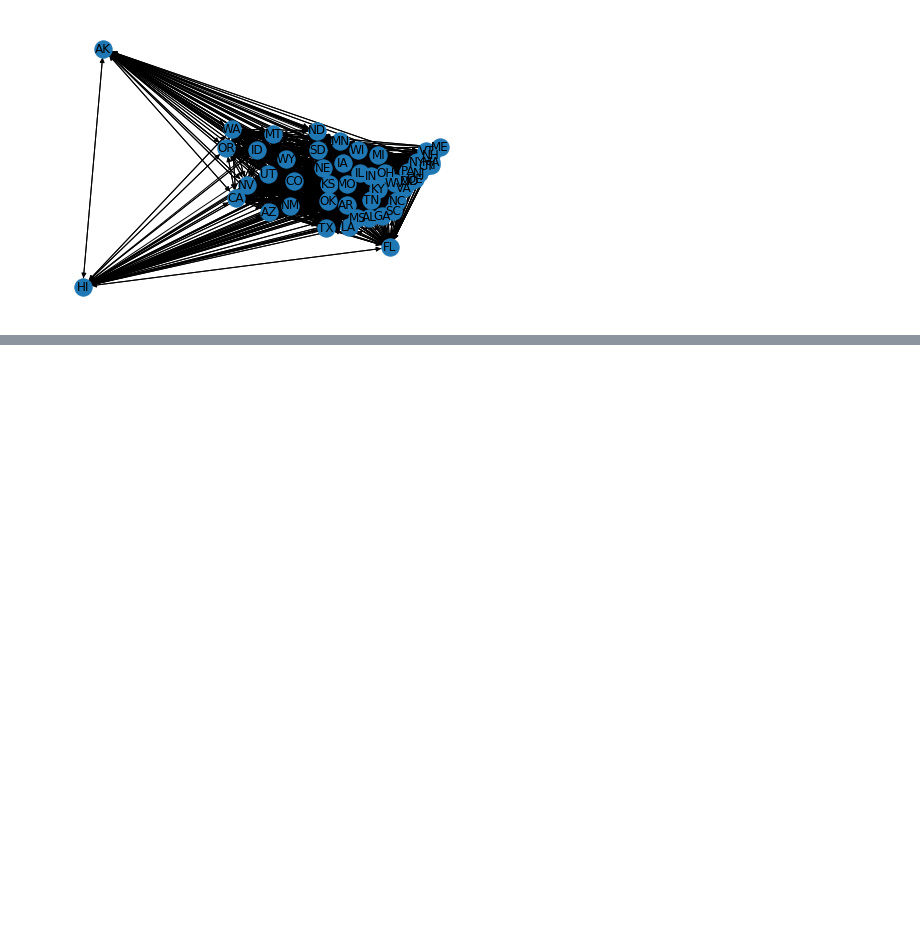
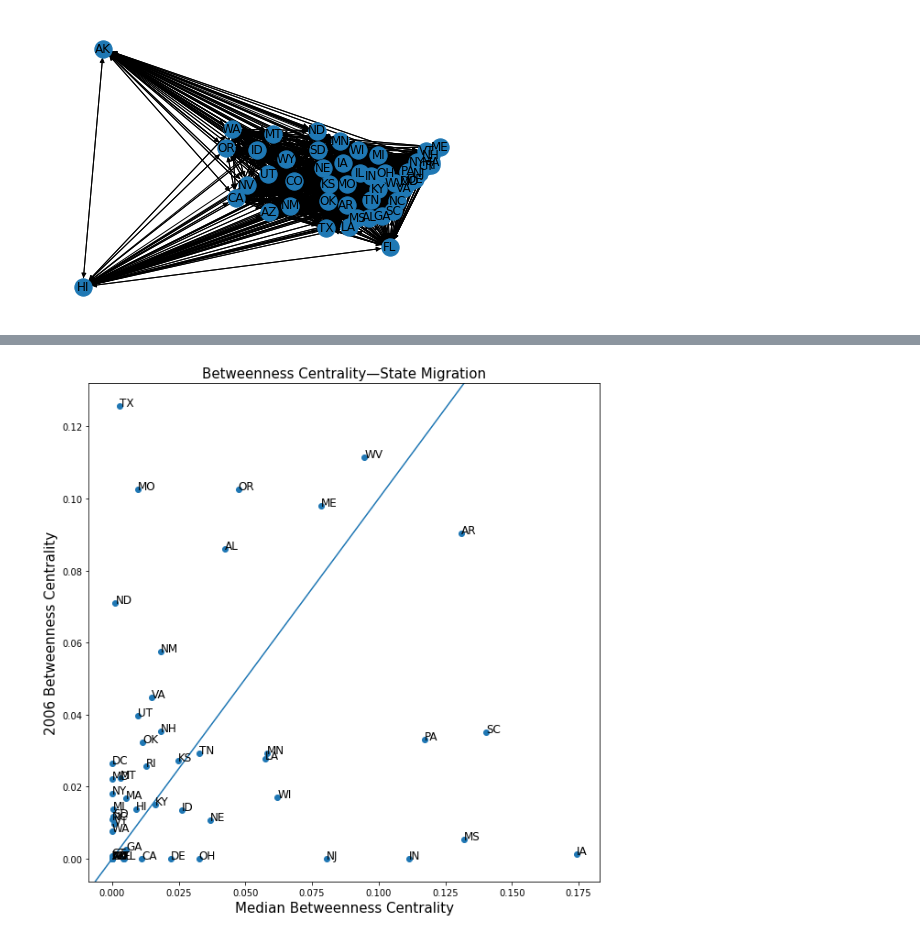
Before and after one commit to psyrgkan/NetworkAnalysis, a Jupyter notebook: draw_graph_with_pos.ipynb, the cells around one changed output, grey strips where cells are left out. Saved outputs shown, nothing was run; the diff lists cells and outputs as text; code cells hidden in the pictures; blank space fills up the shorter version.

```diff
--- a/draw_graph_with_pos.ipynb
+++ b/draw_graph_with_pos.ipynb
@@ -93,0 +127,20 @@ plt.show()
+# %%
+# scatterplot of betweenness median vs. 2006 migrations (median on x-axis, 2006 on y-axis)
+degree_median = nx.betweenness_centrality(median_graph, weight='weight')
+x = list(degree_median.values())
+y = list(nx.betweenness_centrality(graph_2006, weight='weight').values())
+n = list(degree_median.keys())
+
+fig, ax = plt.subplots(figsize=(10,10))
+ax.axline((0, 0), slope=1)
+# plt.xlim(min(x), max(x))
+# plt.ylim(min(y), max(y))
+plt.title('Betweenness Centrality—State Migration', fontsize=15)
+plt.xlabel('Median Betweenness Centrality', fontsize=15)
+plt.ylabel('2006 Betweenness Centrality', fontsize=15)
+ax.scatter(x, y)
+
+for i, txt in enumerate(n):
+    ax.annotate(txt, (x[i], y[i]), fontsize=12)
+# %% [output]
+[figure, added]
```
Also changed, not shown: parts of 16 cells of this notebook, 7 other files.
